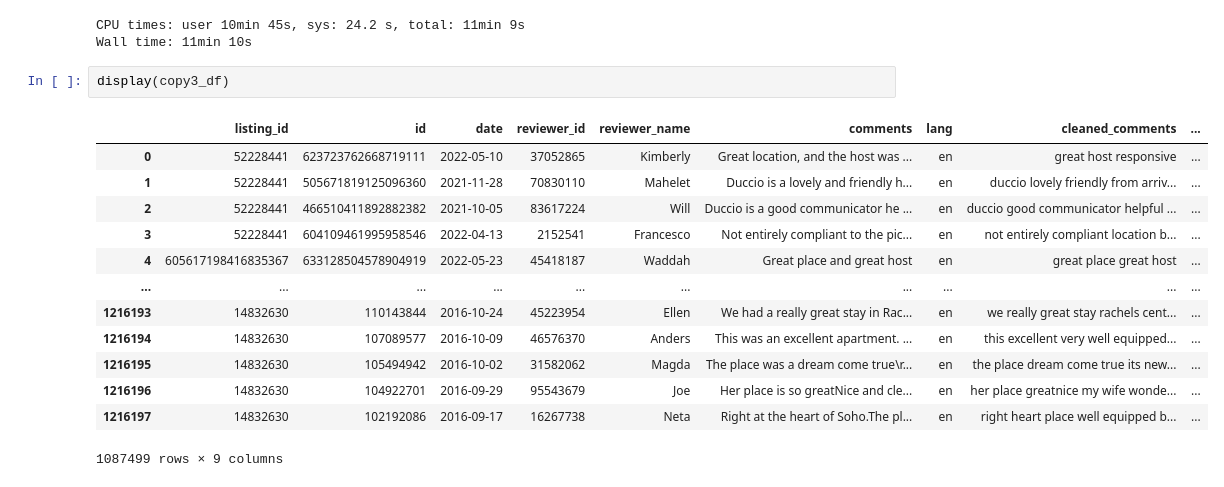
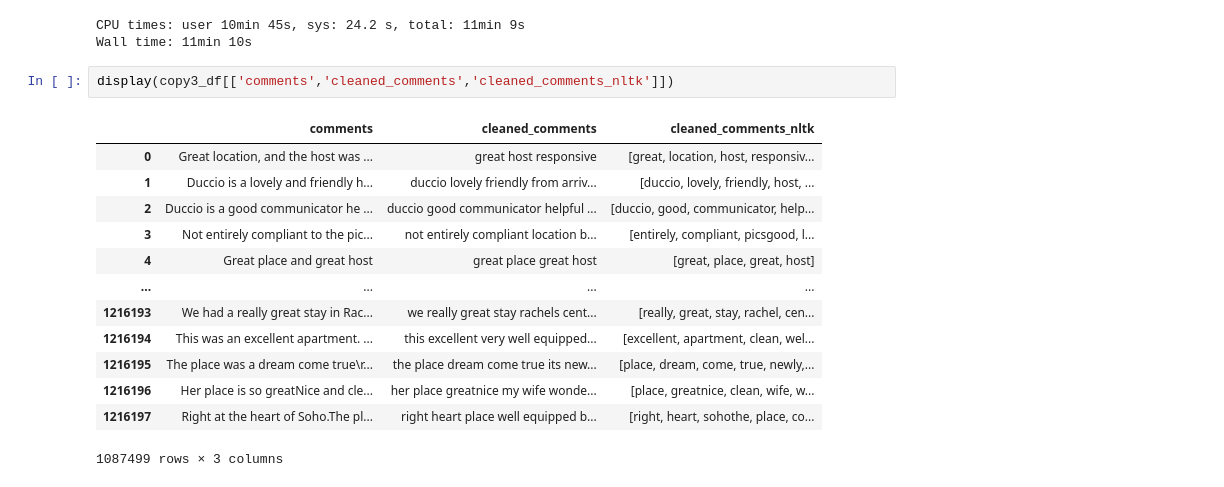
Before and after one commit to euisuck2/Unsupervised-Learning-1, a Jupyter notebook: Airbnb_Data_Base_Preprocessing.ipynb, the cells around one changed output. Cells and saved outputs as stored; diff of their text form.

```diff
--- a/Airbnb_Data_Base_Preprocessing.ipynb
+++ b/Airbnb_Data_Base_Preprocessing.ipynb
@@ -404,18 +404,18 @@ copy3_df['cleaned_comments_nltk'] = copy3_df['comments'].apply(clean_up,stem='Le
 CPU times: user 10min 45s, sys: 24.2 s, total: 11min 9s
 Wall time: 11min 10s
 # %%
-display(copy3_df)
+display(copy3_df[['comments','cleaned_comments','cleaned_comments_nltk']])
 # %% [output]
-|  | listing_id | id | date | reviewer_id | reviewer_name | comments | lang | cleaned_comments | ... |
-| 0 | 52228441 | 623723762668719111 | 2022-05-10 | 37052865 | Kimberly | Great location, and the host was ... | en | great host responsive | ... |
-| 1 | 52228441 | 505671819125096360 | 2021-11-28 | 70830110 | Mahelet | Duccio is a lovely and friendly h... | en | duccio lovely friendly from arriv... | ... |
-| 2 | 52228441 | 466510411892882382 | 2021-10-05 | 83617224 | Will | Duccio is a good communicator he ... | en | duccio good communicator helpful ... | ... |
-| 3 | 52228441 | 604109461995958546 | 2022-04-13 | 2152541 | Francesco | Not entirely compliant to the pic... | en | not entirely compliant location b... | ... |
-| 4 | 605617198416835367 | 633128504578904919 | 2022-05-23 | 45418187 | Waddah | Great place and great host | en | great place great host | ... |
-| ... | ... | ... | ... | ... | ... | ... | ... | ... | ... |
-| 1216193 | 14832630 | 110143844 | 2016-10-24 | 45223954 | Ellen | We had a really great stay in Rac... | en | we really great stay rachels cent... | ... |
-| 1216194 | 14832630 | 107089577 | 2016-10-09 | 46576370 | Anders | This was an excellent apartment. ... | en | this excellent very well equipped... | ... |
-| 1216195 | 14832630 | 105494942 | 2016-10-02 | 31582062 | Magda | The place was a dream come true\r... | en | the place dream come true its new... | ... |
-| 1216196 | 14832630 | 104922701 | 2016-09-29 | 95543679 | Joe | Her place is so greatNice and cle... | en | her place greatnice my wife wonde... | ... |
-| 1216197 | 14832630 | 102192086 | 2016-09-17 | 16267738 | Neta | Right at the heart of Soho.The pl... | en | right heart place well equipped b... | ... |
+|  | comments | cleaned_comments | cleaned_comments_nltk |
+| 0 | Great location, and the host was ... | great host responsive | [great, location, host, responsiv... |
+| 1 | Duccio is a lovely and friendly h... | duccio lovely friendly from arriv... | [duccio, lovely, friendly, host, ... |
+| 2 | Duccio is a good communicator he ... | duccio good communicator helpful ... | [duccio, good, communicator, help... |
+| 3 | Not entirely compliant to the pic... | not entirely compliant location b... | [entirely, compliant, picsgood, l... |
+| 4 | Great place and great host | great place great host | [great, place, great, host] |
+| ... | ... | ... | ... |
+| 1216193 | We had a really great stay in Rac... | we really great stay rachels cent... | [really, great, stay, rachel, cen... |
+| 1216194 | This was an excellent apartment. ... | this excellent very well equipped... | [excellent, apartment, clean, wel... |
+| 1216195 | The place was a dream come true\r... | the place dream come true its new... | [place, dream, come, true, newly,... |
+| 1216196 | Her place is so greatNice and cle... | her place greatnice my wife wonde... | [place, greatnice, clean, wife, w... |
+| 1216197 | Right at the heart of Soho.The pl... | right heart place well equipped b... | [right, heart, sohothe, place, co... |
-1087499 rows × 9 columns
+1087499 rows × 3 columns
```
